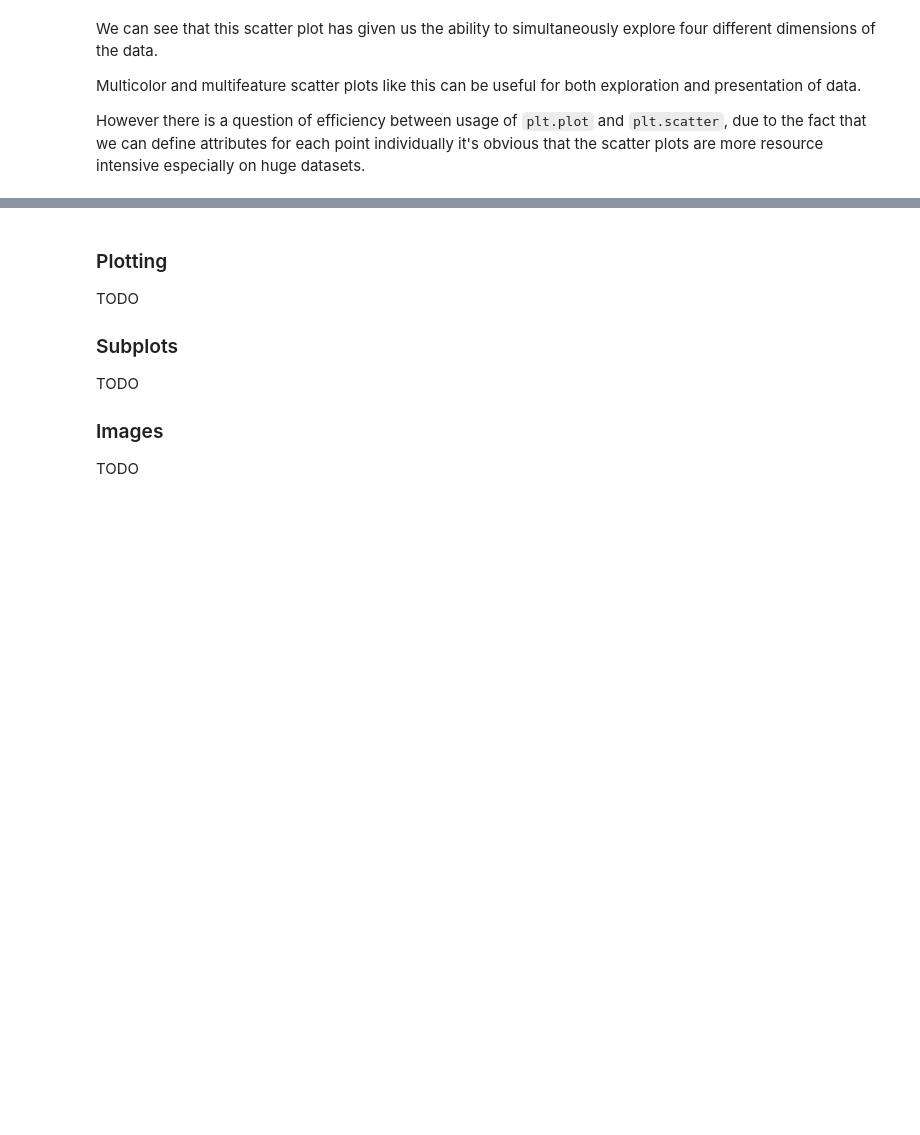
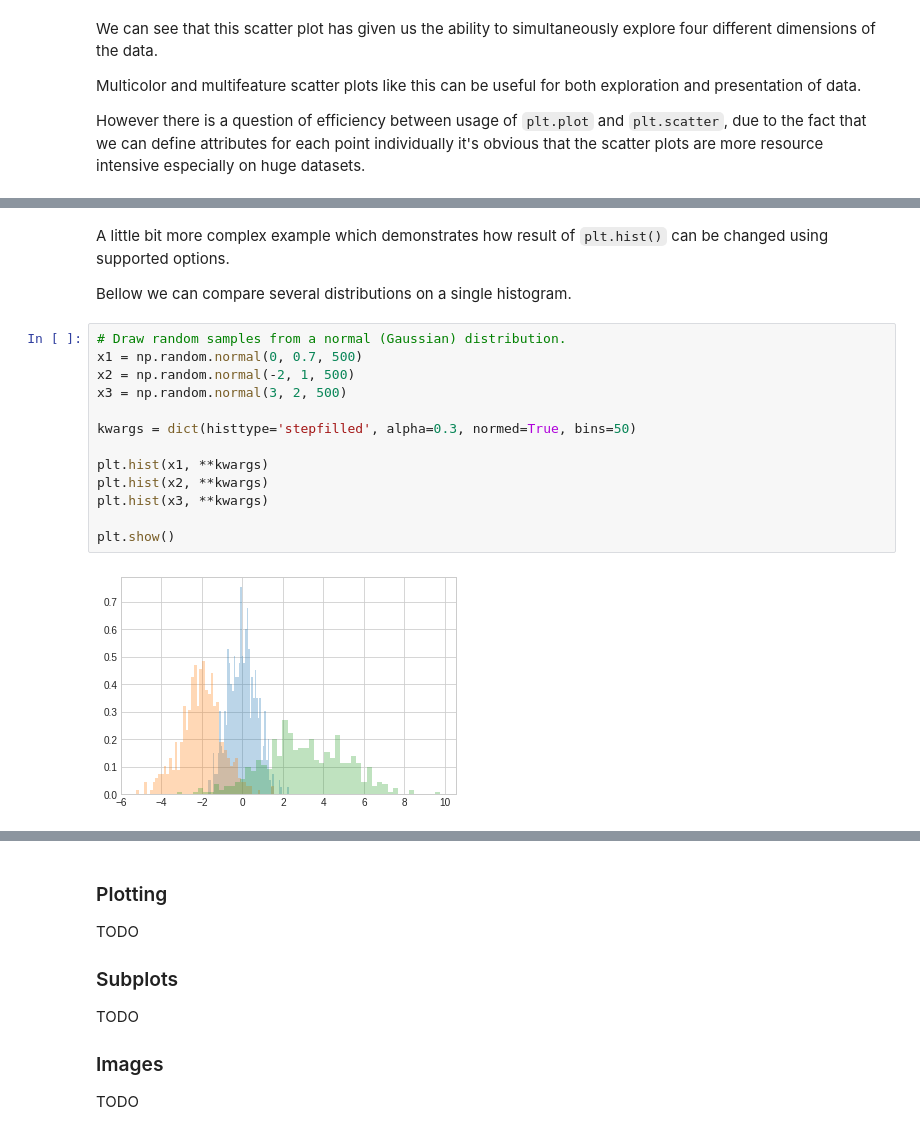
Before and after one commit to webdizz/handson.ai, a Jupyter notebook: module_1_intro_and_libs/01.2.into-visualization.ipynb, the cells around one changed output, grey strips where cells are left out. Saved outputs shown, nothing was run; the diff lists cells and outputs as text; blank space fills up the shorter version.

```diff
--- a/module_1_intro_and_libs/01.2.into-visualization.ipynb
+++ b/module_1_intro_and_libs/01.2.into-visualization.ipynb
@@ -178,0 +204,19 @@ However there is a question of efficiency between usage of `plt.plot` and `plt.s
+# %% [markdown]
+A little bit more complex example which demonstrates how result of `plt.hist()` can be changed using supported options.
+
+Bellow we can compare several distributions on a single histogram.
+# %%
+# Draw random samples from a normal (Gaussian) distribution.
+x1 = np.random.normal(0, 0.7, 500)
+x2 = np.random.normal(-2, 1, 500)
+x3 = np.random.normal(3, 2, 500)
+
+kwargs = dict(histtype='stepfilled', alpha=0.3, normed=True, bins=50)
+
+plt.hist(x1, **kwargs)
+plt.hist(x2, **kwargs)
+plt.hist(x3, **kwargs)
+
+plt.show()
+# %% [output]
+[figure, added]
```
Also changed, not shown: parts of 14 cells of this notebook.
